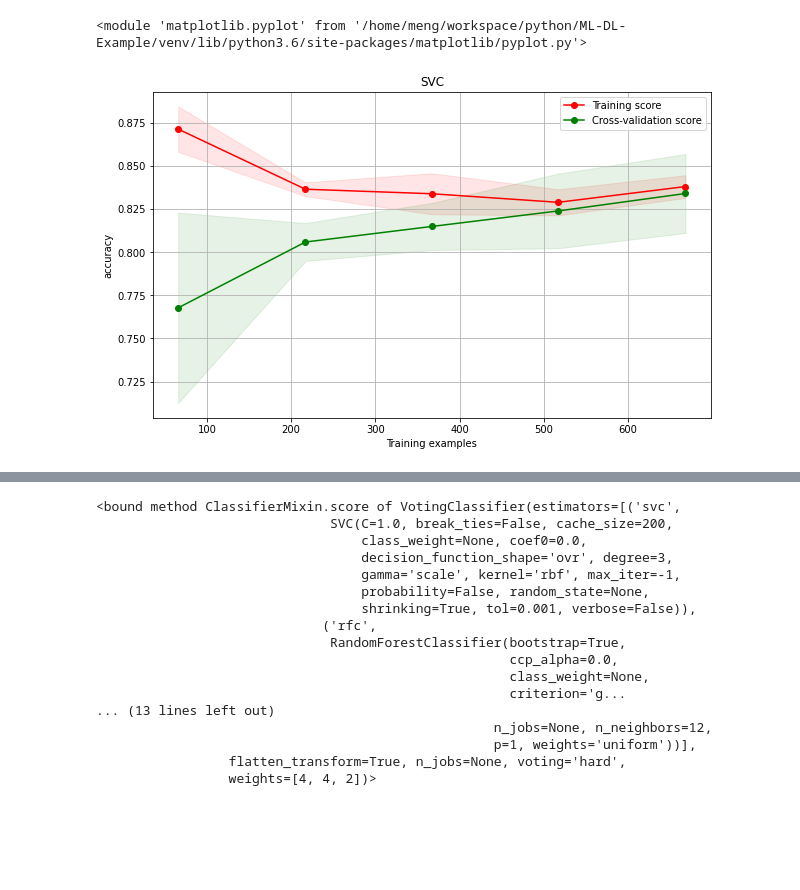
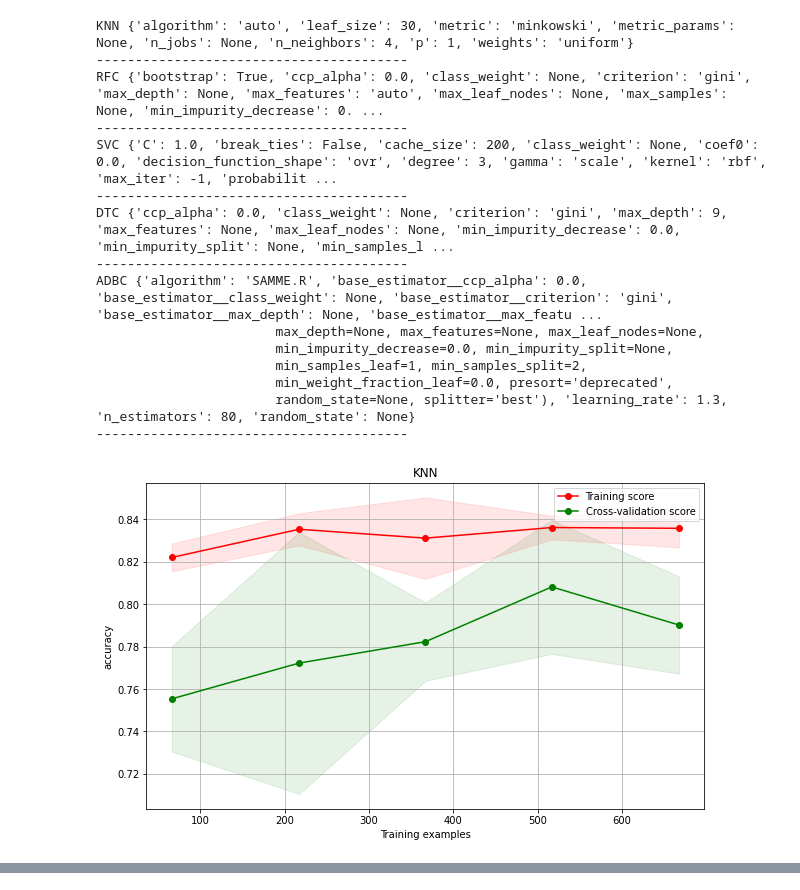
Before and after one commit to xiaomeng79/ML-DL-Example, a Jupyter notebook: machine_learning/titanic.ipynb, the cells around one changed output, grey strips where cells are left out. Drawn from its saved outputs; the diff is of its cells as text; code cells hidden in the pictures; blank space fills up the shorter version.

```diff
--- a/machine_learning/titanic.ipynb
+++ b/machine_learning/titanic.ipynb
@@ -105,7 +260,7 @@ test_data[most_frequent_columns] = impute_most_frequent.transform(test_data[most
 # %%
 # 数据归一化处理
-scaler_columns = ['Age','Fare']
-
-std_scaler = StandardScaler()
-train_data[scaler_columns] = std_scaler.fit_transform(train_data[scaler_columns])
-test_data[scaler_columns] = std_scaler.transform(test_data[scaler_columns])
+# scaler_columns = ['Age','Fare']
+#
+# std_scaler = StandardScaler()
+# train_data[scaler_columns] = std_scaler.fit_transform(train_data[scaler_columns])
+# test_data[scaler_columns] = std_scaler.transform(test_data[scaler_columns])
@@ -114,8 +273,8 @@ test_data[scaler_columns] = std_scaler.transform(test_data[scaler_columns])
 # %%
 # 分类数据编码
-ont_hot_columns = ['Pclass','Sex','Embarked']
-train_data = pd.get_dummies(train_data,columns=ont_hot_columns)
-test_data = pd.get_dummies(test_data,columns=ont_hot_columns)
+ont_hot_columns = ['Pclass','Sex','Embarked','Age','Fare','IsAlone']
+for dataset in combine:
+    dataset = pd.get_dummies(dataset,columns=ont_hot_columns)
 # %%
 # 相关系数分析
 corrmat = train_data.corr()
@@ -205,6 +359,3 @@ def plot_learning_curve(estimator, title, X, y, ylim=None, cv=None,
 
     plt.legend(loc="best")
     return plt
-# %%
-# 预测
-plot_learning_curve(clf_knn, 'KNN', X_train, y_train, cv=4)
@@ -214,5 +361,0 @@ plot_learning_curve(clf_knn, 'KNN', X_train, y_train, cv=4)
-# %%
-rfc = RandomForestClassifier()
-parameters = {'n_estimators':np.linspace(20,200,6,dtype=np.int)}
-clf_rfc = get_model(rfc,parameters=parameters,X_train=X_train,y_train=y_train,scoring=scoring)
-plot_learning_curve(clf_rfc, 'RandomForest', X_train, y_train, cv=4)
@@ -222,8 +396,26 @@ plot_learning_curve(clf_rfc, 'RandomForest', X_train, y_train, cv=4)
 # %%
-svc = SVC()
-parameters = {'kernel':['linear','rbf']}
-clf_svc = get_model(svc,parameters=parameters,X_train=X_train,y_train=y_train,scoring=scoring)
-plot_learning_curve(clf_svc, 'SVC', X_train, y_train, cv=4)
+# 训练模型
+best_models = []
+for k,v in models.items():
+    best_model = get_model(v,parameters=parameters[k],X_train=X_train,y_train=y_train,scoring=scoring)
+    print(k,best_model.get_params())
+    print('-'*40)
+    best_models.append((k,best_model))
+    plot_learning_curve(best_model, k, X_train, y_train, cv=4)
 # %% [output]
-<module 'matplotlib.pyplot' from '/home/meng/workspace/python/ML-DL-Example/venv/lib/python3.6/site-packages/matplotlib/pyplot.py'>
+KNN {'algorithm': 'auto', 'leaf_size': 30, 'metric': 'minkowski', 'metric_params': None, 'n_jobs': None, 'n_neighbors': 4, 'p': 1, 'weights': 'uniform'}
+----------------------------------------
+RFC {'bootstrap': True, 'ccp_alpha': 0.0, 'class_weight': None, 'criterion': 'gini', 'max_depth': None, 'max_features': 'auto', 'max_leaf_nodes': None, 'max_samples': None, 'min_impurity_decrease': 0. ...
+----------------------------------------
+SVC {'C': 1.0, 'break_ties': False, 'cache_size': 200, 'class_weight': None, 'coef0': 0.0, 'decision_function_shape': 'ovr', 'degree': 3, 'gamma': 'scale', 'kernel': 'rbf', 'max_iter': -1, 'probabilit ...
+----------------------------------------
+DTC {'ccp_alpha': 0.0, 'class_weight': None, 'criterion': 'gini', 'max_depth': 9, 'max_features': None, 'max_leaf_nodes': None, 'min_impurity_decrease': 0.0, 'min_impurity_split': None, 'min_samples_l ...
+----------------------------------------
+ADBC {'algorithm': 'SAMME.R', 'base_estimator__ccp_alpha': 0.0, 'base_estimator__class_weight': None, 'base_estimator__criterion': 'gini', 'base_estimator__max_depth': None, 'base_estimator__max_featu ...
+                       max_depth=None, max_features=None, max_leaf_nodes=None,
+                       min_impurity_decrease=0.0, min_impurity_split=None,
+                       min_samples_leaf=1, min_samples_split=2,
+                       min_weight_fraction_leaf=0.0, presort='deprecated',
+                       random_state=None, splitter='best'), 'learning_rate': 1.3, 'n_estimators': 80, 'random_state': None}
+----------------------------------------
-[figure, old version]
+[figure, new version]
@@ -230,26 +426,7 @@ plot_learning_curve(clf_svc, 'SVC', X_train, y_train, cv=4)
 # %%
 # 把几个分类器集成起来
-clf_vc = VotingClassifier(estimators=[('svc', clf_svc),
-                                      ('rfc', clf_rfc), ('knn', clf_knn)],
-                          voting='hard', weights=[4,4,2])
+clf_vc = VotingClassifier(estimators=best_models,
+                          voting='hard')
 clf_vc = clf_vc.fit(X_train, y_train)
-# %% [output]
-<bound method ClassifierMixin.score of VotingClassifier(estimators=[('svc',
-                              SVC(C=1.0, break_ties=False, cache_size=200,
-                                  class_weight=None, coef0=0.0,
-                                  decision_function_shape='ovr', degree=3,
-                                  gamma='scale', kernel='rbf', max_iter=-1,
-                                  probability=False, random_state=None,
-                                  shrinking=True, tol=0.001, verbose=False)),
-                             ('rfc',
-                              RandomForestClassifier(bootstrap=True,
-                                                     ccp_alpha=0.0,
-                                                     class_weight=None,
-                                                     criterion='g...
-... (13 lines left out)
-                                                   n_jobs=None, n_neighbors=12,
-                                                   p=1, weights='uniform'))],
-                 flatten_transform=True, n_jobs=None, voting='hard',
-                 weights=[4, 4, 2])>
 # %%
 # 预测
```
Also changed, not shown: parts of 28 cells of this notebook, 4 other files.
